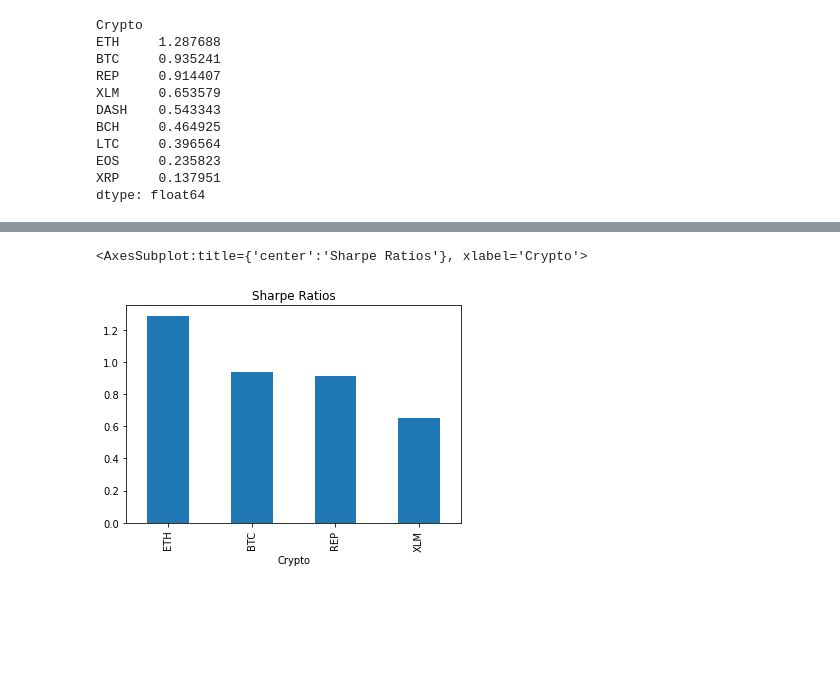
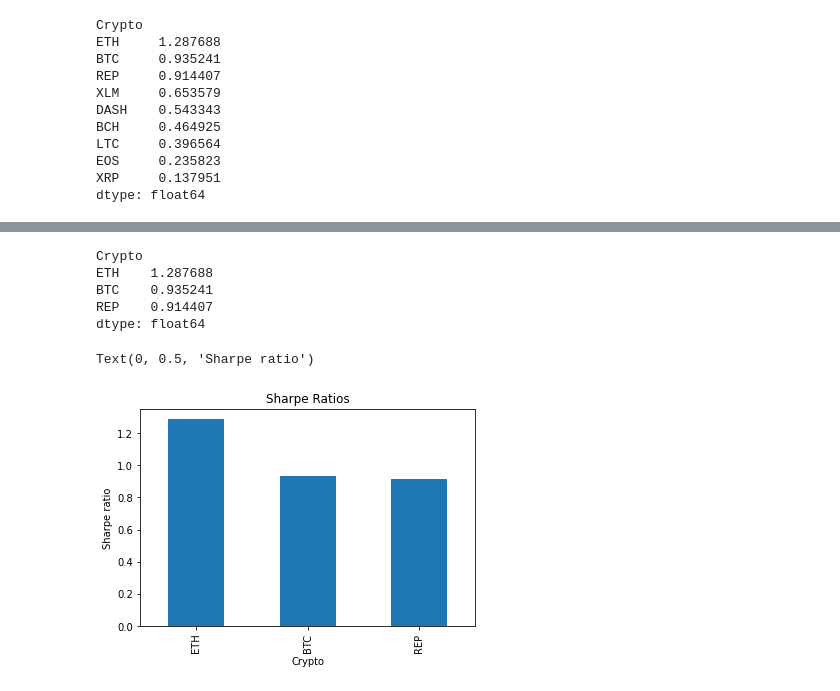
Before and after one commit to mdschulz1973/Planet_Express_IO, a Jupyter notebook: notebooks/crypto_data_prep.ipynb, the cells around one changed output, grey strips where cells are left out. Saved outputs shown, nothing was run; the diff lists cells and outputs as text; code cells hidden in the pictures; blank space fills up the shorter version.

```diff
--- a/notebooks/crypto_data_prep.ipynb
+++ b/notebooks/crypto_data_prep.ipynb
@@ -323,9 +331,17 @@ daily_crypto_returns[["BTC","ETH","REP","XLM"]].rolling(window=30).std().plot(fi
 # %%
 # Sharpe rations of four main cryptos
+main_three_sharpe = sharpe_ratios[["BTC", "ETH", "REP"]].sort_values(ascending=False)
 
-main_four_sharpe = sharpe_ratios[["BTC", "ETH", "REP", "XLM"]].sort_values(ascending=False)
+main_three_sharpe
+# %% [output]
+Crypto
+ETH    1.287688
+BTC    0.935241
+REP    0.914407
+dtype: float64
 # %%
-main_four_sharpe.plot(kind="bar",title="Sharpe Ratios")
+main_three_sharpe.plot(kind="bar",title="Sharpe Ratios")
+plt.ylabel("Sharpe ratio")
 # %% [output]
-<AxesSubplot:title={'center':'Sharpe Ratios'}, xlabel='Crypto'>
+Text(0, 0.5, 'Sharpe ratio')
-[figure, old version]
+[figure, new version]
```
Also changed, not shown: parts of 11 cells of this notebook.
